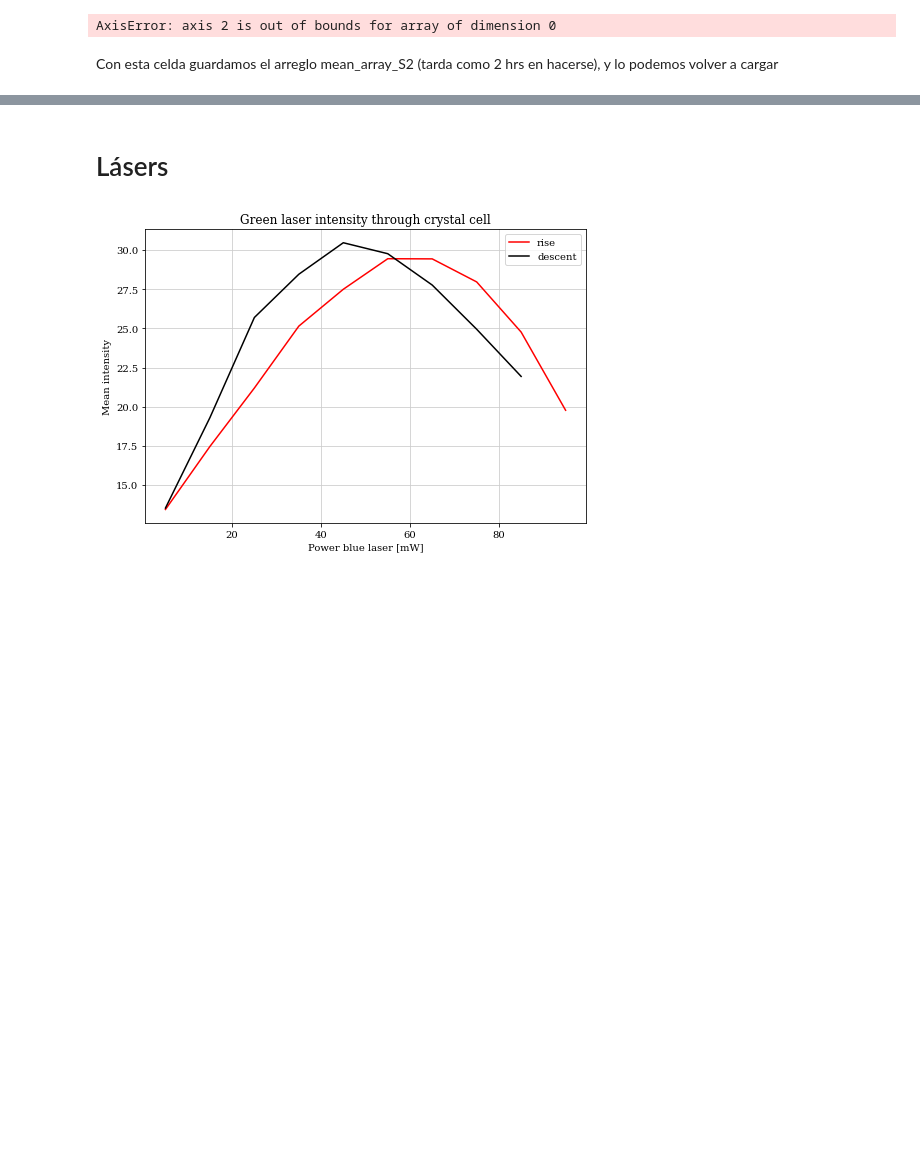
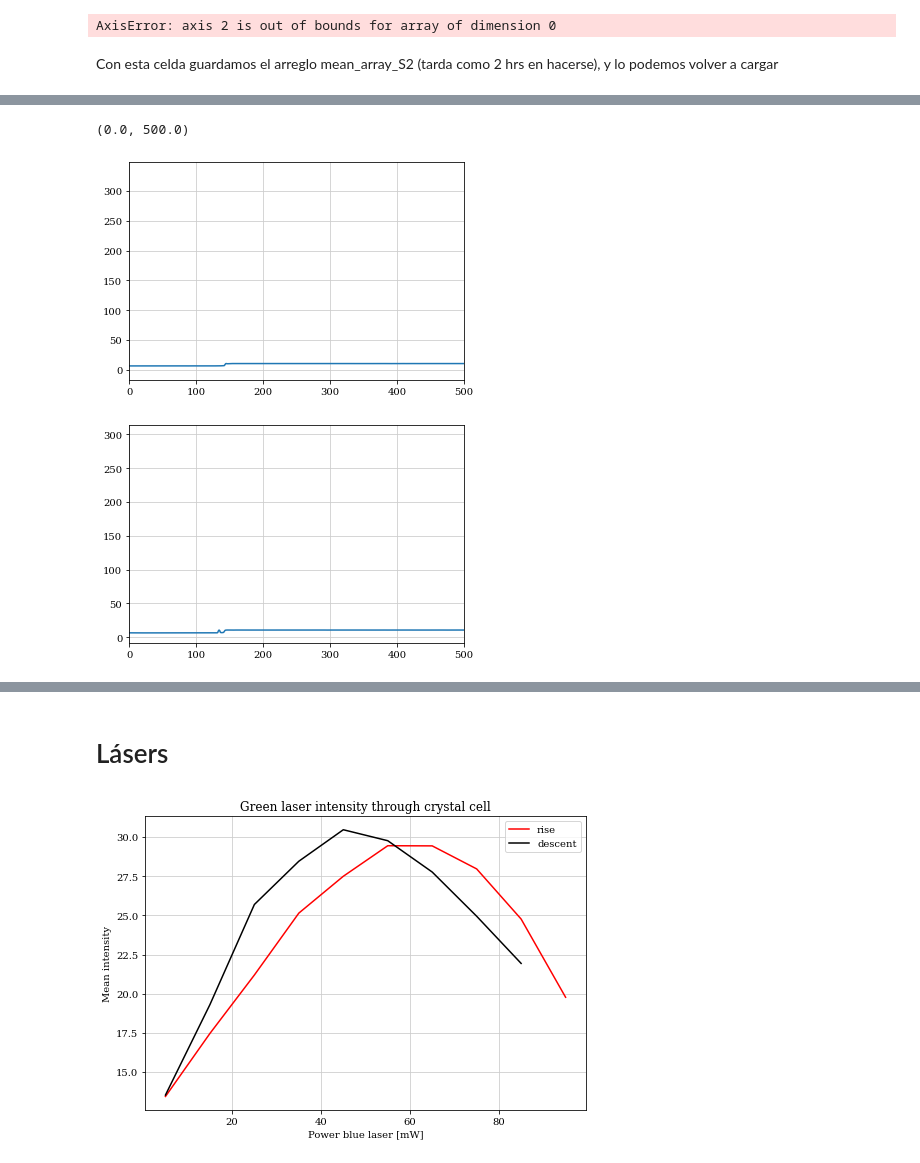
Before and after one commit to Wenupi/analysis-liquid_crystals, a Jupyter notebook: termo.ipynb, the cells around one changed output, grey strips where cells are left out. Saved outputs shown, nothing was run; the diff lists cells and outputs as text; code cells hidden in the pictures; blank space fills up the shorter version.

```diff
--- a/termo.ipynb
+++ b/termo.ipynb
@@ -374,0 +409,11 @@ for j in range(0, 8, 1):
+# %%
+plt.figure()
+plt.plot(fps_array_S2[2], mean_array_S2[1][:len(fps_array_S2[2])])
+plt.xlim(0,500)
+plt.figure()
+plt.plot(fps_array_S2[3], mean_array_S2[3][:len(fps_array_S2[3])])
+plt.xlim(0,500)
+# %% [output]
+(0.0, 500.0)
+[figure, added]
+[figure, added]
```
Also changed, not shown: parts of 12 cells of this notebook, 8 other files.
